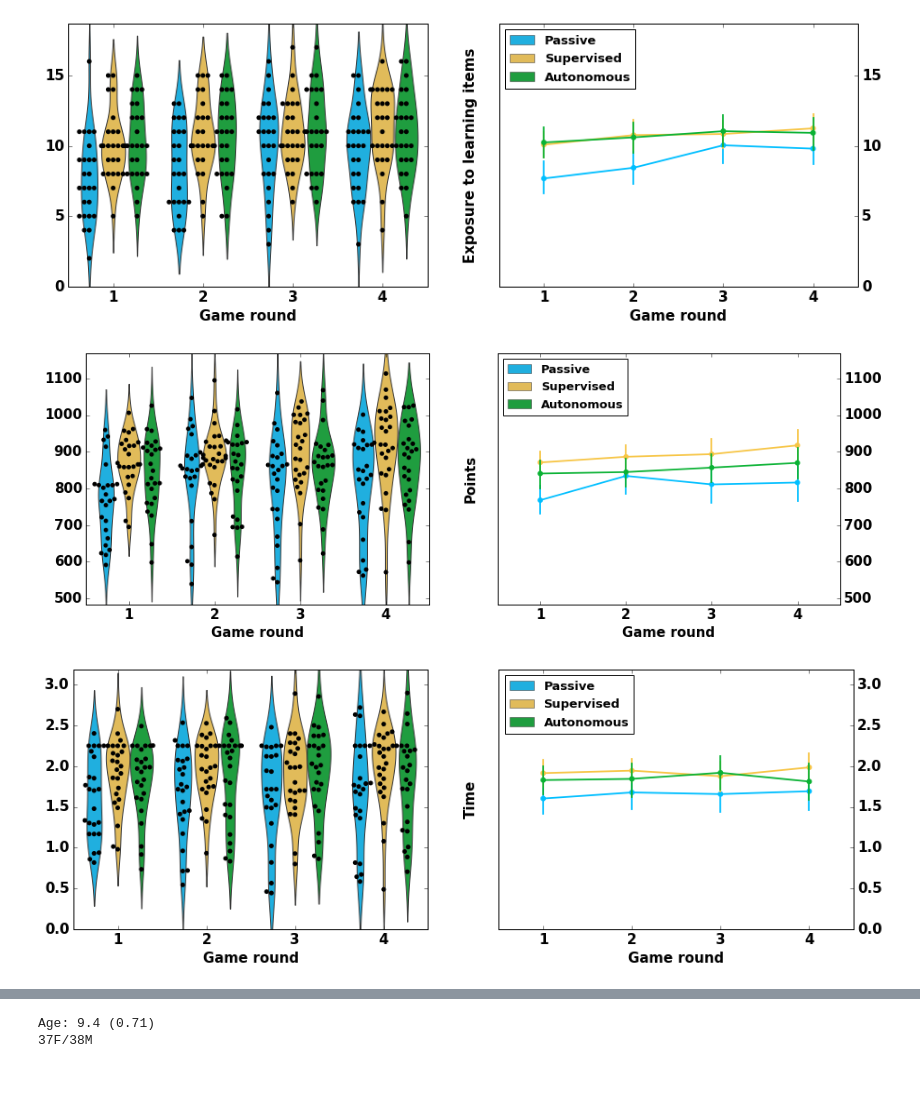
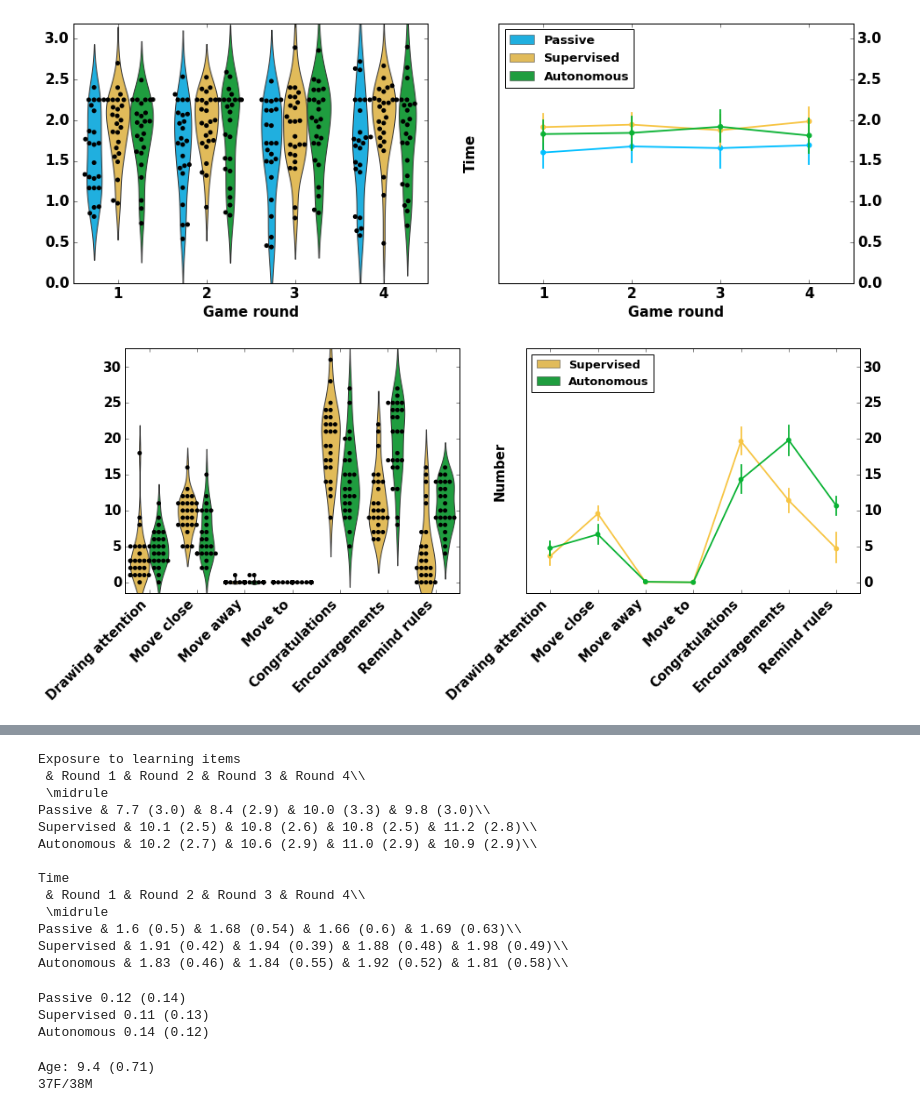
Before and after one commit to emmanuel-senft/data-foodchain, a Jupyter notebook: analyse.ipynb, the cells around one changed output, grey strips where cells are left out. Cells and saved outputs as stored; diff of their text form; code cells hidden in the pictures; blank space fills up the shorter version.

```diff
--- a/analyse.ipynb
+++ b/analyse.ipynb
@@ -149,15 +189,16 @@ def analyse_actions(data,cat,hue,xlabel,ylabel,action_labels,palette=["#F7C544",
         f.savefig(path+"actions.pdf",bbox_inches="tight")
     plt.show()
 # %%
-saving=True
+# Graphs
+saving=False
 sub_frame = df.loc[(df["condition"]=="Supervised") | (df["condition"]=="Autonomous")]
-analyse_single(df,"condition","learning","Condition","Learning gain", saving=saving)
-analyse(df,"Game","d_eat","condition","Game round","Exposure to learning items",saving=True)
-analyse(df,"Game","points","condition","Game round","Points", saving=saving)
+#analyse_single(df,"condition","learning","Condition","Learning gain", saving=saving)
+analyse(df,"Game","d_eat","condition","Game round","Exposure to learning items",saving=saving)
+#analyse(df,"Game","points","condition","Game round","Points", saving=saving)
 analyse(df,"Game","time","condition","Game round","Time", saving=saving)
-analyse(df,"test","perf","condition","Test","Performance", saving=saving)
-analyse(sub_frame,"Game","compliance_ratio","condition","Game round","Compliance Ratio", saving=True)
-saving=False
+#analyse(df,"test","perf","condition","Test","Performance", saving=saving)
+#analyse(sub_frame,"Game","compliance_ratio","condition","Game round","Compliance Ratio", saving=saving)
+#saving=True
 action_categories=["att","mvc","mva", "mvt", "congrats", "encour", "rul"]
 action_labels=["Drawing attention","Move close", "Move away", "Move to", "Congratulations", "Encouragements","Remind rules"]
 analyse_actions(sub_frame,action_categories,"condition","","Number",action_labels,saving=saving)
@@ -166,3 +207,2 @@ analyse_actions(sub_frame,action_categories,"condition","","Number",action_label
-[figure, old version]
+[figure, new version]
-[figure, old version]
+[figure, new version]
-[figure, removed]
@@ -172,3 +209,46 @@ analyse_actions(sub_frame,action_categories,"condition","","Number",action_label
+# %%
+# Tables
+sub_frame = df.loc[(df["condition"]=="Supervised") | (df["condition"]=="Autonomous")]
+action_categories=["att","mvc","mva", "mvt", "congrats", "encour", "rul"]
+action_labels=["Drawing attention","Move close", "Move away", "Move to", "Congratulations", "Encouragements","Remind rules"]
+
+#analyse_single(df,"condition","learning","Condition","Learning gain", saving=saving)
+print_table(df,"Game","d_eat","condition","Game round","Exposure to learning items")
+#print_table(df,"Game","points","condition","Game round","Points")
+print_table(df,"Game","time","condition","Game round","Time")
+#print_table(df,"test","perf","condition","Test","Performance")
+#print_table(sub_frame,"Game","compliance_ratio","condition","Game round","Compliance Ratio")
+#print_table(sub_frame,"action","number","condition","","Number",action_labels,action_categories)
+# %% [output]
+Exposure to learning items
+ & Round 1 & Round 2 & Round 3 & Round 4\\
+ \midrule
+Passive & 7.7 (3.0) & 8.4 (2.9) & 10.0 (3.3) & 9.8 (3.0)\\
+Supervised & 10.1 (2.5) & 10.8 (2.6) & 10.8 (2.5) & 11.2 (2.8)\\
+Autonomous & 10.2 (2.7) & 10.6 (2.9) & 11.0 (2.9) & 10.9 (2.9)\\
+
+Time
+ & Round 1 & Round 2 & Round 3 & Round 4\\
+ \midrule
+Passive & 1.6 (0.5) & 1.68 (0.54) & 1.66 (0.6) & 1.69 (0.63)\\
+Supervised & 1.91 (0.42) & 1.94 (0.39) & 1.88 (0.48) & 1.98 (0.49)\\
+Autonomous & 1.83 (0.46) & 1.84 (0.55) & 1.92 (0.52) & 1.81 (0.58)\\
+# %%
+#Learning gain
+cs=["Passive","Supervised","Autonomous"]
+for c in cs:
+    m=df.loc[df["condition"]==c].learning.mean()
+    std=df.loc[df["condition"]==c].learning.std()
+    n=1
+    if m<2:
+        n=2
+    s=c+" "+str(round(m,n))
+    s+=" ("+str(round(std,n))+")"
+    print s
+# %% [output]
+Passive 0.12 (0.14)
+Supervised 0.11 (0.13)
+Autonomous 0.14 (0.12)
 # %%
 #Demographics
 #Age
```
Also changed, not shown: parts of 8 cells of this notebook, 1 other file.
